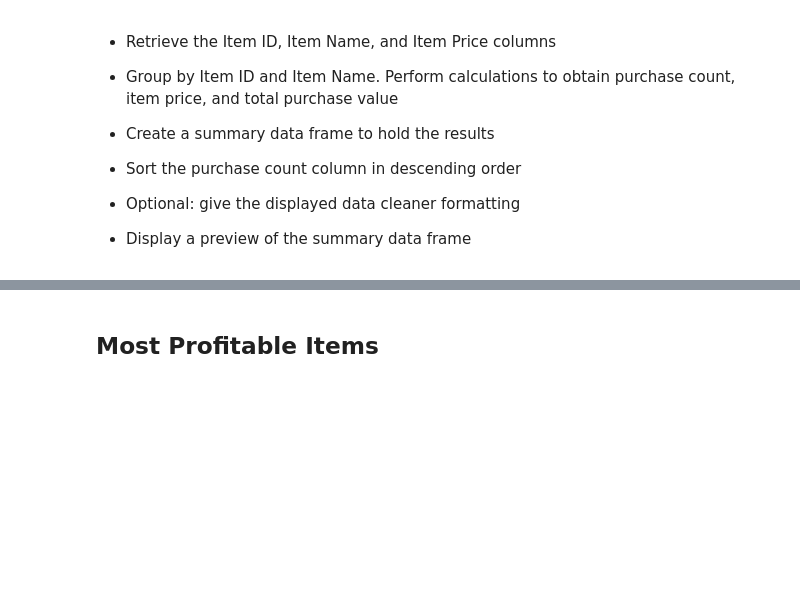
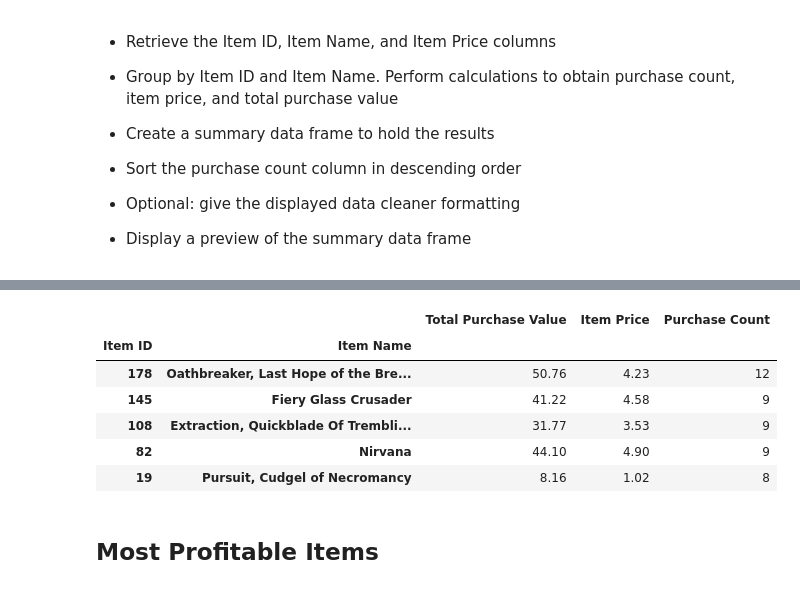
Before and after one commit to psulzen/pandas-challenge, a Jupyter notebook: HeroesOfPymoli/HeroesOfPymoli.ipynb, the cells around one changed output, grey strips where cells are left out. Cells and saved outputs as stored; diff of their text form; code cells hidden in the pictures; blank space fills up the shorter version.

```diff
--- a/HeroesOfPymoli/HeroesOfPymoli.ipynb
+++ b/HeroesOfPymoli/HeroesOfPymoli.ipynb
@@ -450,3 +417,38 @@ international_duration.head(10)
+# %%
+#purchase_data_SN = purchase_data_SN.groupby(["Age Range","SN"]).sum()
+
+
+popular_data = purchase_data[["Item ID","Item Name","Price"]]
+
+popular_data_prc_df = popular_data.groupby(["Item ID","Item Name"]).max() # gets me the price
+popular_data_cnt_df = popular_data.groupby(["Item ID","Item Name"]).count() # gets me the price
+popular_data_sum_df = popular_data.groupby(["Item ID","Item Name"]).sum() # gets me the price
+
+combo_table = pd.merge(popular_data_prc_df, popular_data_cnt_df,left_on=["Item ID","Item Name"], right_on=["Item ID","Item Name"])
+combo_table = pd.merge(popular_data_sum_df, combo_table,left_on=["Item ID","Item Name"], right_on=["Item ID","Item Name"])
+
+combo_table = combo_table.rename(columns={"Price":"Total Purchase Value" ,
+                                          "Price_x":"Item Price",
+                                          "Price_y":"Purchase Count"
+                                                 })
+
+combo_table = combo_table.sort_values(["Purchase Count"], ascending=False)
+combo_table.head(5)
+
+
+#popular_data_sum_df
+
+#combo_table["Average Purchase Price"] = combo_table["Total Purchase Value"]/combo_table["Purchase Count"]
+#combo_table = combo_table.sort_values(["Total Purchase Value"], ascending=False)
+#combo_table.head(5)
+# %% [output]
+|  |  | Total Purchase Value | Item Price | Purchase Count |
+| Item ID | Item Name |  |  |  |
+| 178 | Oathbreaker, Last Hope of the Bre... | 50.76 | 4.23 | 12 |
+| 145 | Fiery Glass Crusader | 41.22 | 4.58 | 9 |
+| 108 | Extraction, Quickblade Of Trembli... | 31.77 | 3.53 | 9 |
+| 82 | Nirvana | 44.10 | 4.90 | 9 |
+| 19 | Pursuit, Cudgel of Necromancy | 8.16 | 1.02 | 8 |
 # %% [markdown]
 ## Most Profitable Items
 # %% [markdown]
```
Also changed, not shown: parts of 32 cells of this notebook.
